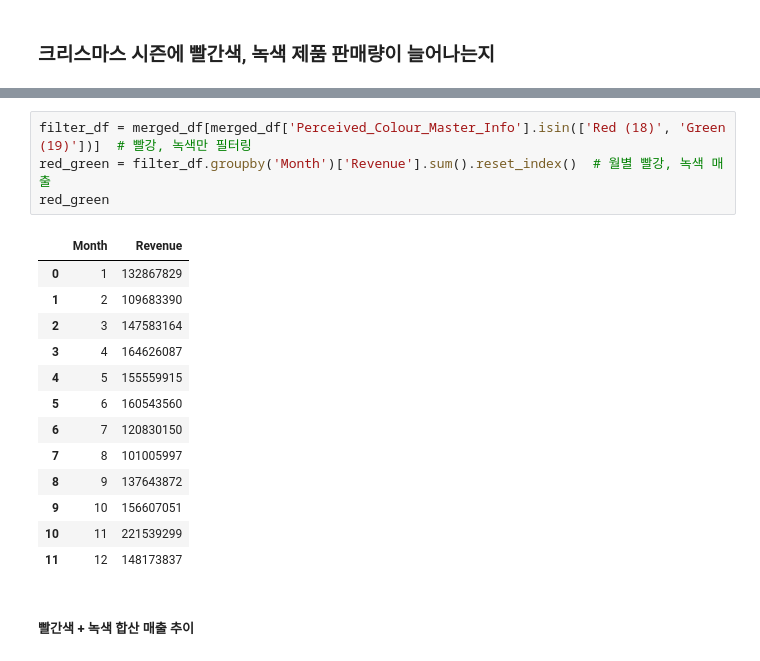
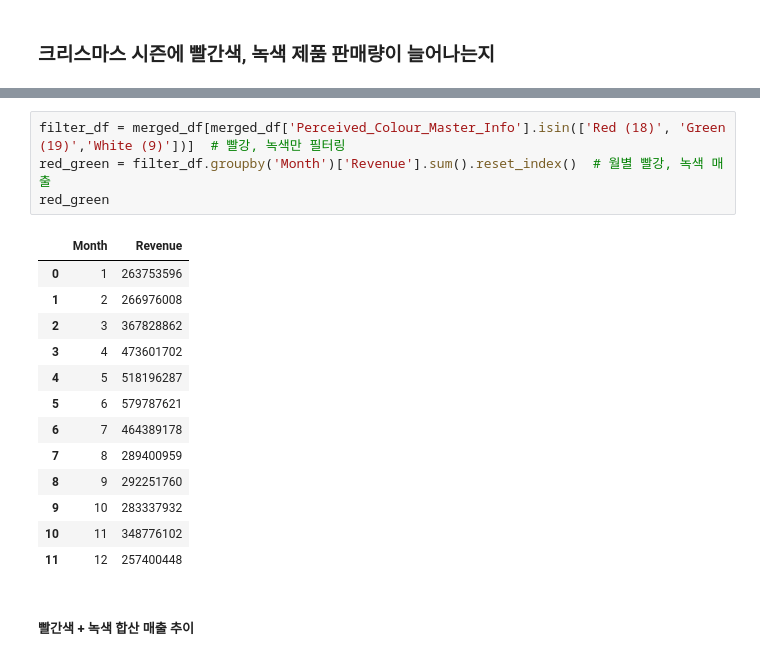
Before and after one commit to leegolem/data-commando-project, a Jupyter notebook: notebooks/member3/260126_table_join(3).ipynb, the cells around one changed output, grey strips where cells are left out. Saved outputs shown, nothing was run; the diff lists cells and outputs as text.

```diff
--- a/notebooks/member3/260126_table_join(3).ipynb
+++ b/notebooks/member3/260126_table_join(3).ipynb
@@ -360,23 +327,23 @@ undefined (14)             563
 Yellowish Green (10)         7
 Name: count, dtype: int64
 # %%
-filter_df = merged_df[merged_df['Perceived_Colour_Master_Info'].isin(['Red (18)', 'Green (19)'])]  # 빨강, 녹색만 필터링
+filter_df = merged_df[merged_df['Perceived_Colour_Master_Info'].isin(['Red (18)', 'Green (19)','White (9)'])]  # 빨강, 녹색만 필터링
 red_green = filter_df.groupby('Month')['Revenue'].sum().reset_index()  # 월별 빨강, 녹색 매출
 red_green
 # %% [output]
 |  | Month | Revenue |
-| 0 | 1 | 132867829 |
-| 1 | 2 | 109683390 |
-| 2 | 3 | 147583164 |
-| 3 | 4 | 164626087 |
-| 4 | 5 | 155559915 |
-| 5 | 6 | 160543560 |
-| 6 | 7 | 120830150 |
-| 7 | 8 | 101005997 |
-| 8 | 9 | 137643872 |
-| 9 | 10 | 156607051 |
-| 10 | 11 | 221539299 |
-| 11 | 12 | 148173837 |
+| 0 | 1 | 263753596 |
+| 1 | 2 | 266976008 |
+| 2 | 3 | 367828862 |
+| 3 | 4 | 473601702 |
+| 4 | 5 | 518196287 |
+| 5 | 6 | 579787621 |
+| 6 | 7 | 464389178 |
+| 7 | 8 | 289400959 |
+| 8 | 9 | 292251760 |
+| 9 | 10 | 283337932 |
+| 10 | 11 | 348776102 |
+| 11 | 12 | 257400448 |
 # %% [markdown]
 ##### 빨간색 + 녹색 합산 매출 추이
 # %%
```
Also changed, not shown: parts of 13 cells of this notebook.
